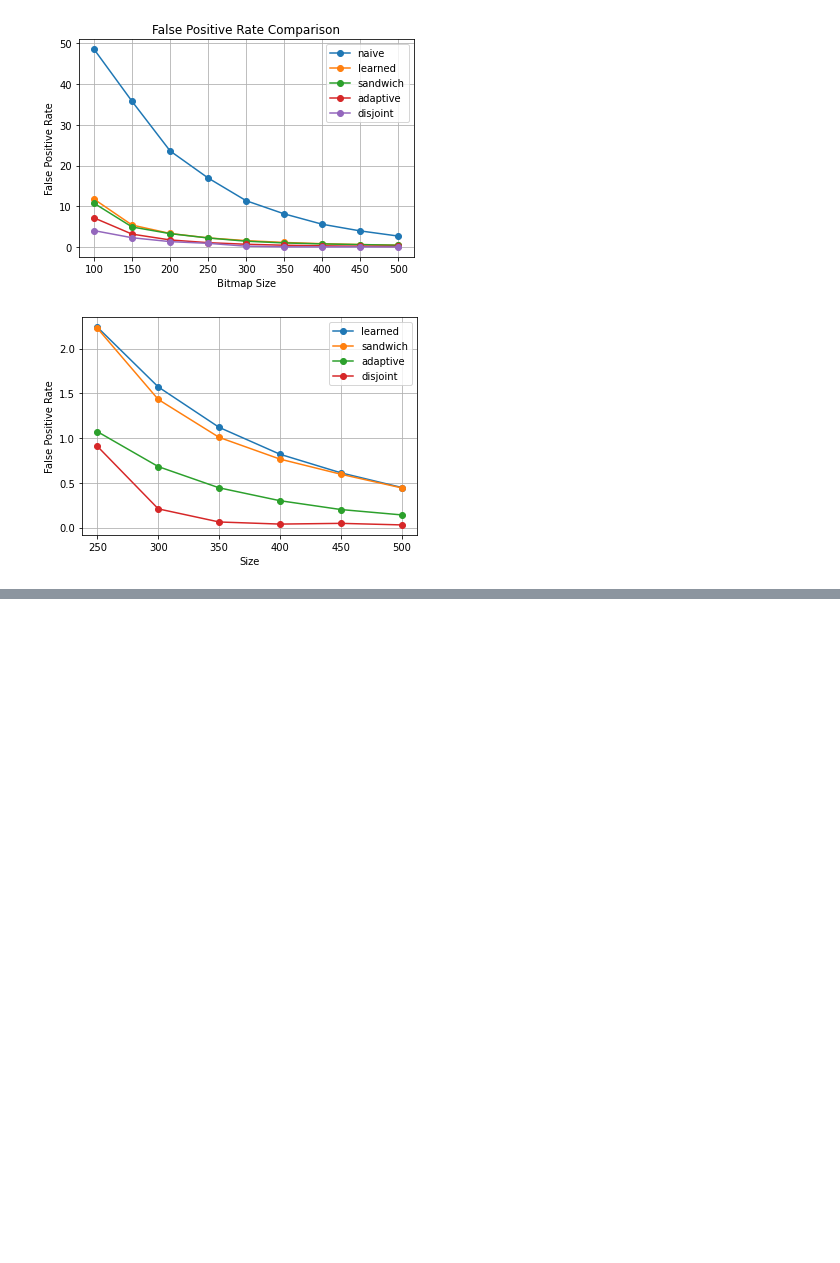
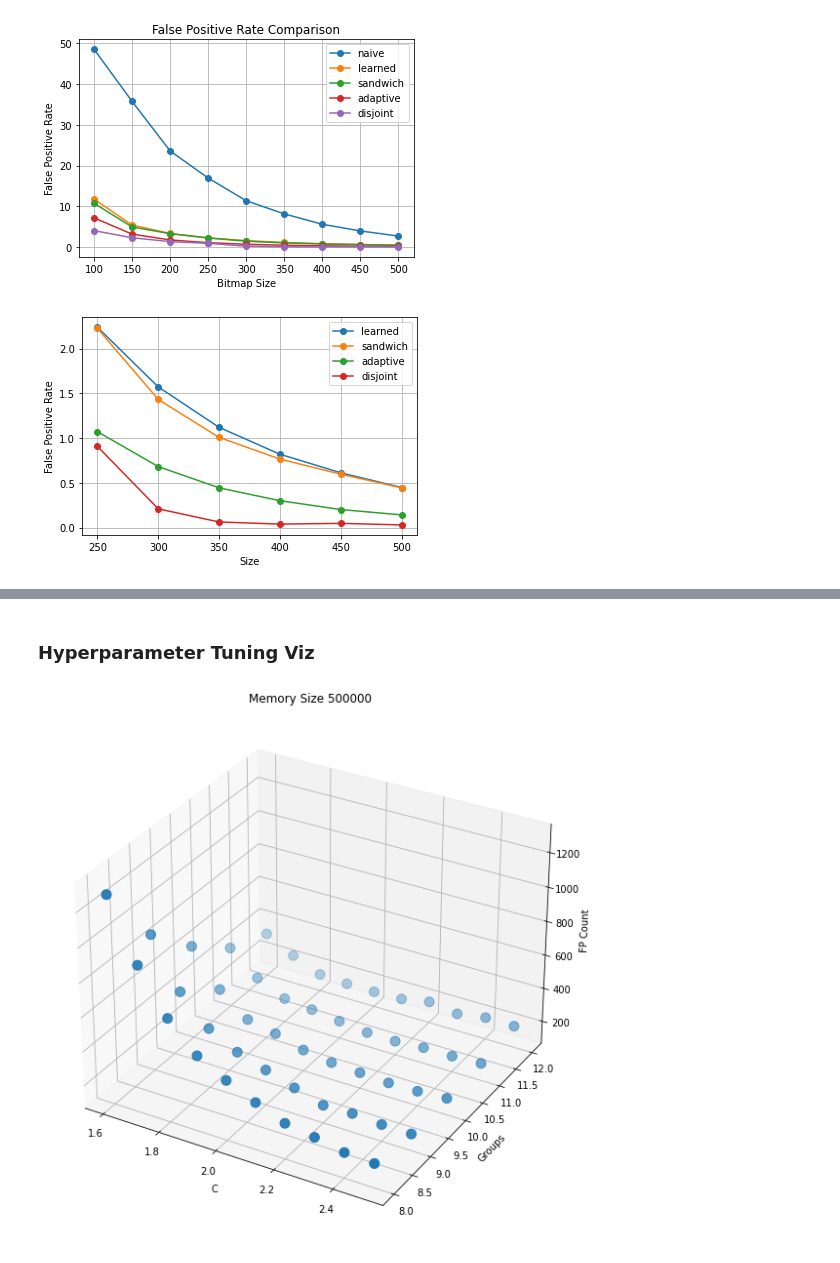
Before and after one commit to john-b-yang/cos513, a Jupyter notebook: etc/graphs.ipynb, the cells around one changed output, grey strips where cells are left out. Saved outputs shown, nothing was run; the diff lists cells and outputs as text; code cells hidden in the pictures; blank space fills up the shorter version.

```diff
--- a/etc/graphs.ipynb
+++ b/etc/graphs.ipynb
@@ -82,0 +106,21 @@ plt.savefig('imgs/fpr-zoom.png')
+# %% [markdown]
+### Hyperparameter Tuning Viz
+# %%
+fig = plt.figure(figsize=(10, 10))
+i = 1
+ALL_RUNS = range(100000, 500001, 50000) # Set subplot to 3, 3
+SOME_RUNS = range(150000, 450001-3, 100000) # Set subplot to 2, 2
+for mem_size in [500000]:
+    filename = "../src/test_runs/adaptive_runs/Ada-BF-" + str(mem_size) + ".txt"
+    data = pd.read_csv(filename, sep=',')
+    c, fp_items, groups = list(data['c']), list(data['fp_items']), list(data['groups'])
+    ax = fig.add_subplot(1, 1, i, projection='3d')
+    ax.scatter(c, groups, fp_items, s=100)
+    ax.set_xlabel('C');
+    ax.set_ylabel('Groups');
+    ax.set_zlabel('FP Count');
+    ax.set_title('Memory Size ' + str(mem_size));
+    i += 1
+fig.savefig('imgs/ad-bf-5.png')
+# %% [output]
+[figure, added]
```
Also changed, not shown: parts of 3 cells of this notebook, 16 other files.
